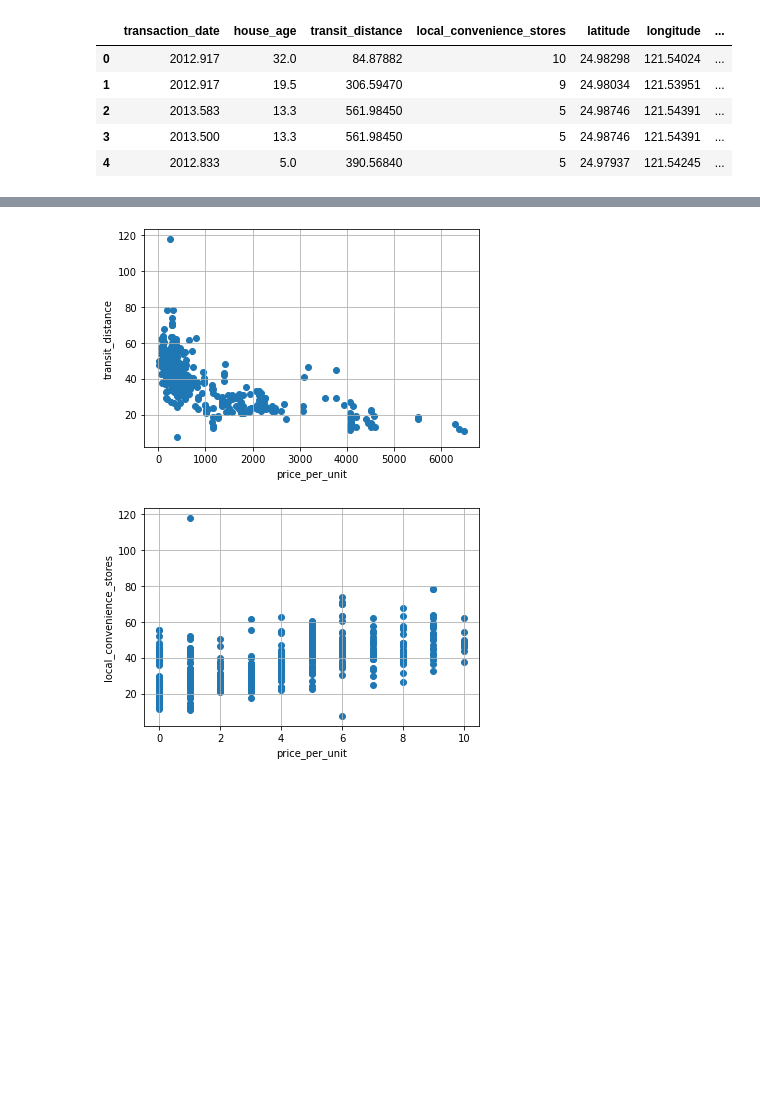
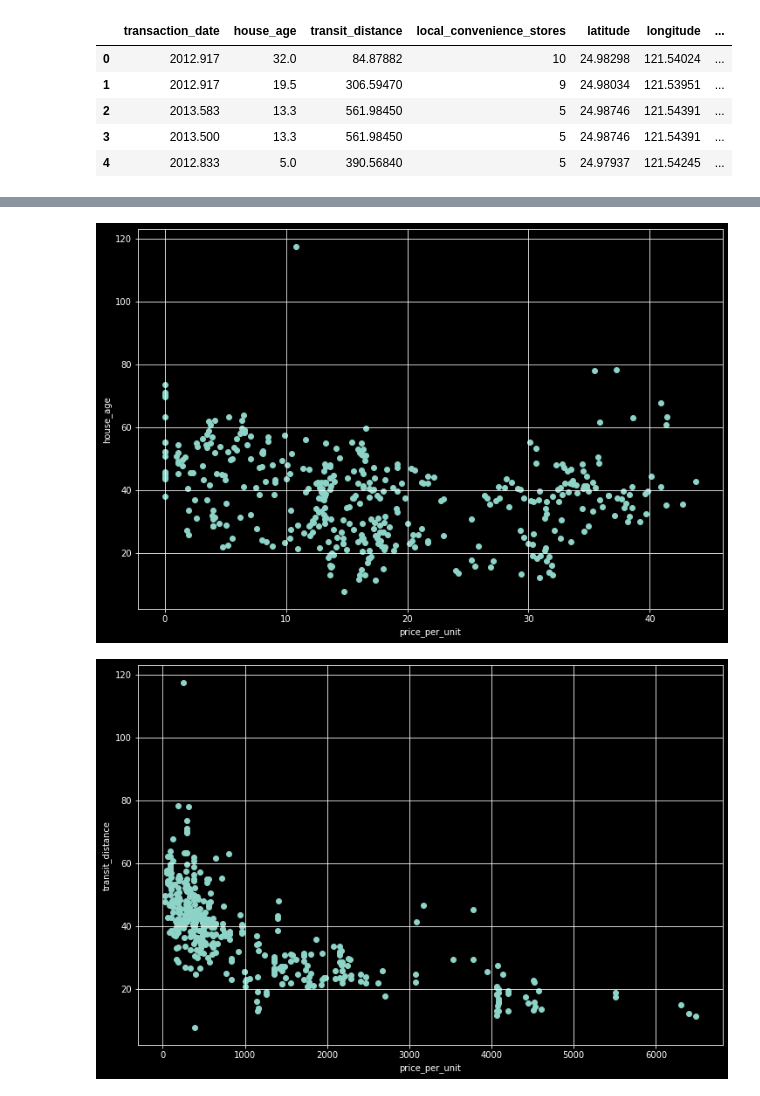
Before and after one commit to NishantBaheti/Azure-DataScience, a Jupyter notebook: RealEstateAnalyticalModelling.ipynb, the cells around one changed output, grey strips where cells are left out. Cells and saved outputs as stored; diff of their text form; code cells hidden in the pictures; blank space fills up the shorter version.

```diff
--- a/RealEstateAnalyticalModelling.ipynb
+++ b/RealEstateAnalyticalModelling.ipynb
@@ -1,15 +1,19 @@
 # %%
 import pandas as pd
 import numpy as np
+
+
 import matplotlib.pyplot as plt
+plt.style.use('dark_background')
+
 import seaborn as sns
-
+import os
 plt.rcParams.update({
-    "figure.figsize" : (12,6),
+    "figure.figsize" : (12,8),
     "axes.grid" : True
 })
 # %%
-df = pd.read_csv("./data/real_estate.csv")
+df = pd.read_csv(os.path.join(os.getcwd(),"data","real_estate.csv"))
 # %%
 df.head()
 # %% [output]
@@ -115,5 +121,6 @@ fig.show()
 # %%
-for col in cols:
+cols = df.columns
+for col in cols[:-1]:
     plt.scatter(df[col],df['price_per_unit'])
     plt.xlabel('price_per_unit')
     plt.ylabel(col)
@@ -123,2 +130,2 @@ for col in cols:
-[figure, old version]
+[figure, new version]
-[figure, old version]
+[figure, new version]
```
Also changed, not shown: parts of 16 cells of this notebook, 3 other files.
